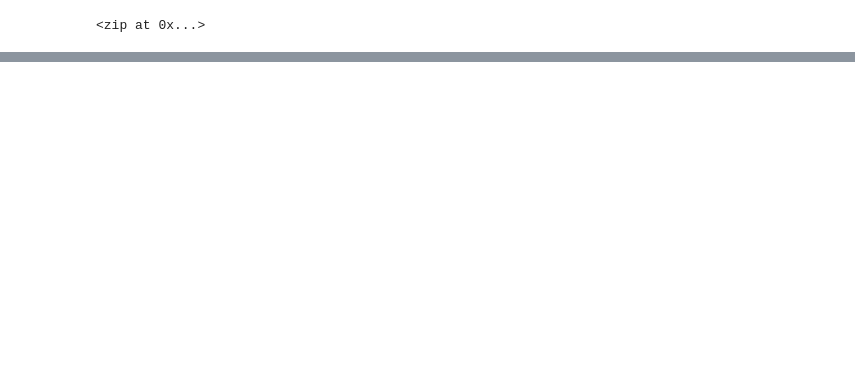
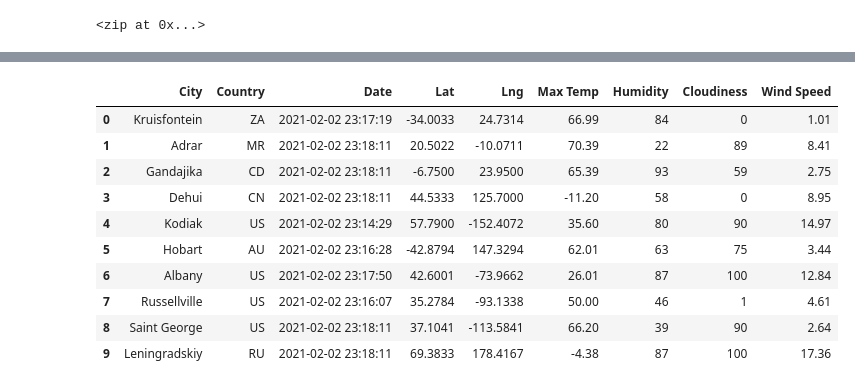
Before and after one commit to SAAkbar/World_Weather_Analysis, a Jupyter notebook: WeatherPy.ipynb, the cells around one changed output, grey strips where cells are left out. Drawn from its saved outputs; the diff is of its cells as text; code cells hidden in the pictures; blank space fills up the shorter version.

```diff
--- a/WeatherPy.ipynb
+++ b/WeatherPy.ipynb
@@ -33,0 +145,17 @@ len(cities)
+# %%
+new_column_order = ["City", "Country", "Date", "Lat", "Lng", "Max Temp", "Humidity", "Cloudiness", "Wind Speed"]
+# %%
+city_data_df = city_data_df[new_column_order]
+city_data_df.head(10)
+# %% [output]
+|  | City | Country | Date | Lat | Lng | Max Temp | Humidity | Cloudiness | Wind Speed |
+| 0 | Kruisfontein | ZA | 2021-02-02 23:17:19 | -34.0033 | 24.7314 | 66.99 | 84 | 0 | 1.01 |
+| 1 | Adrar | MR | 2021-02-02 23:18:11 | 20.5022 | -10.0711 | 70.39 | 22 | 89 | 8.41 |
+| 2 | Gandajika | CD | 2021-02-02 23:18:11 | -6.7500 | 23.9500 | 65.39 | 93 | 59 | 2.75 |
+| 3 | Dehui | CN | 2021-02-02 23:18:11 | 44.5333 | 125.7000 | -11.20 | 58 | 0 | 8.95 |
+| 4 | Kodiak | US | 2021-02-02 23:14:29 | 57.7900 | -152.4072 | 35.60 | 80 | 90 | 14.97 |
+| 5 | Hobart | AU | 2021-02-02 23:16:28 | -42.8794 | 147.3294 | 62.01 | 63 | 75 | 3.44 |
+| 6 | Albany | US | 2021-02-02 23:17:50 | 42.6001 | -73.9662 | 26.01 | 87 | 100 | 12.84 |
+| 7 | Russellville | US | 2021-02-02 23:16:07 | 35.2784 | -93.1338 | 50.00 | 46 | 1 | 4.61 |
+| 8 | Saint George | US | 2021-02-02 23:18:11 | 37.1041 | -113.5841 | 66.20 | 39 | 90 | 2.64 |
+| 9 | Leningradskiy | RU | 2021-02-02 23:18:11 | 69.3833 | 178.4167 | -4.38 | 87 | 100 | 17.36 |
```
Also changed, not shown: parts of 8 cells of this notebook, 3 other files.
